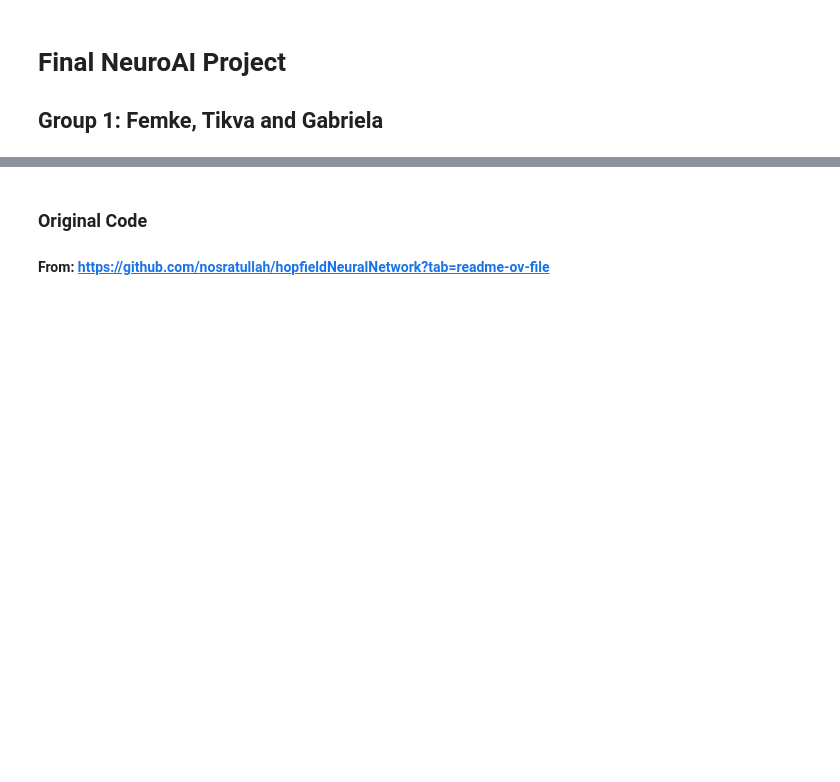
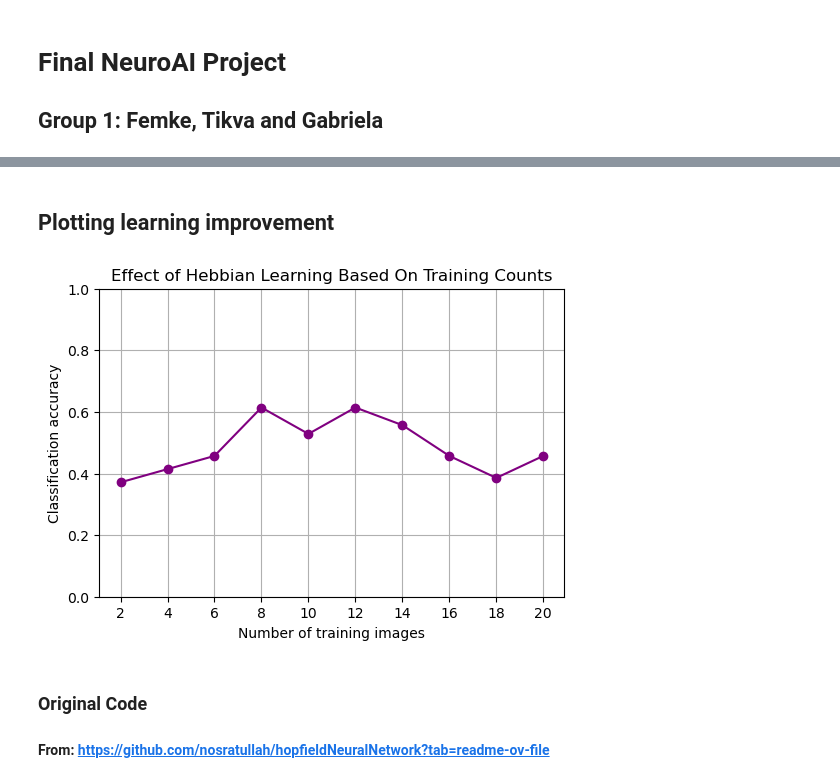
Before and after one commit to GabrielaGroenenewegenVanDerWeijden/FinalProjectNeuroAI, a Jupyter notebook: hopfield.ipynb, the cells around one changed output, grey strips where cells are left out. Cells and saved outputs as stored; diff of their text form; code cells hidden in the pictures; blank space fills up the shorter version.

Commit message:
Added confustion matrices. Also added accuracy curve

```diff
--- a/hopfield.ipynb
+++ b/hopfield.ipynb
@@ -54,34 +14,0 @@ def trainer(vector, oldCoefMat):
-# %%
-# --- Hopfield recall ---
-def prediction(corruptedVec, coefMat):
-    corruptedVec = corruptedVec.flatten()
-    predictVec = np.zeros(len(corruptedVec))
-
-    for i in range(len(corruptedVec) - 1):
-        temp = 0
-        for j in range(len(corruptedVec)-1):
-             temp += coefMat[i][j] * corruptedVec[j]
-        if (temp>0):
-            predictVec[i] = 1
-        if (temp<0):
-            predictVec[i] = -1
-
-    predictVec = np.reshape(predictVec, [int(np.sqrt(len(predictVec))),int(np.sqrt(len(predictVec)))])
-    return predictVec
-# %%
-# Loading the images from the folder. Along converting them to grayscale, rescaling them and normalizing them.
-
-def load_images_from_folder(folder, image_size=(128, 128)):
-    image_paths = []
-    for ext in ('*.png', '*.jpg', '*.jpeg'):
-        image_paths.extend(glob(os.path.join(folder, '**', ext), recursive=True))
-
-    images = []
-    for path in image_paths:
-        img = Image.open(path).convert('L')  # convert to grayscale
-        img = img.resize(image_size)         # proper rescaling
-        img = np.array(img, dtype=float) / 255.0  # normalize to [0,1]
-        images.append(img)
-
-    print(f"Loaded {len(images)} images from {folder}")
-    return images
@@ -137,3 +195,18 @@ Loaded 140 images from data/test
+# %% [markdown]
+## Plotting learning improvement
+# %%
+plt.figure(figsize=(6,4))
+plt.plot(train_counts, results, color='purple', marker='o')
+plt.title("Effect of Hebbian Learning Based On Training Counts")
+plt.xlabel("Number of training images")
+plt.xticks(train_counts)
+plt.ylabel("Classification accuracy")
+plt.ylim(0,1)
+plt.grid(True)
+# plt.savefig("hebbian_learning_curve.png")
+plt.show()
+# %% [output]
+[figure, added]
 # %% [markdown]
 ### Original Code
 #### From: https://github.com/nosratullah/hopfieldNeuralNetwork?tab=readme-ov-file
```
Also changed, not shown: parts of 10 cells of this notebook, 12 other files.
